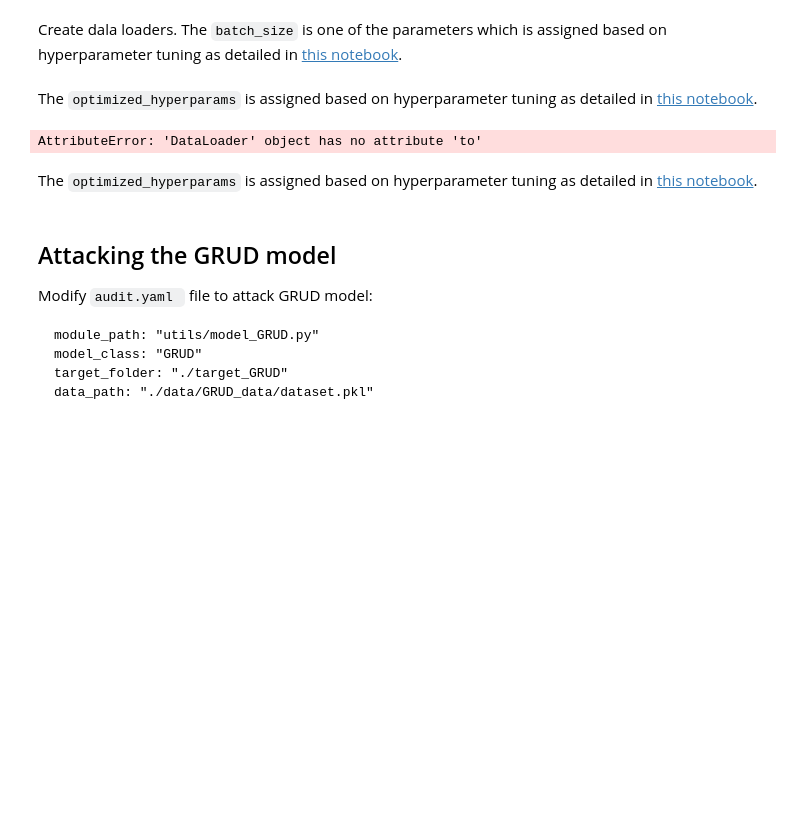
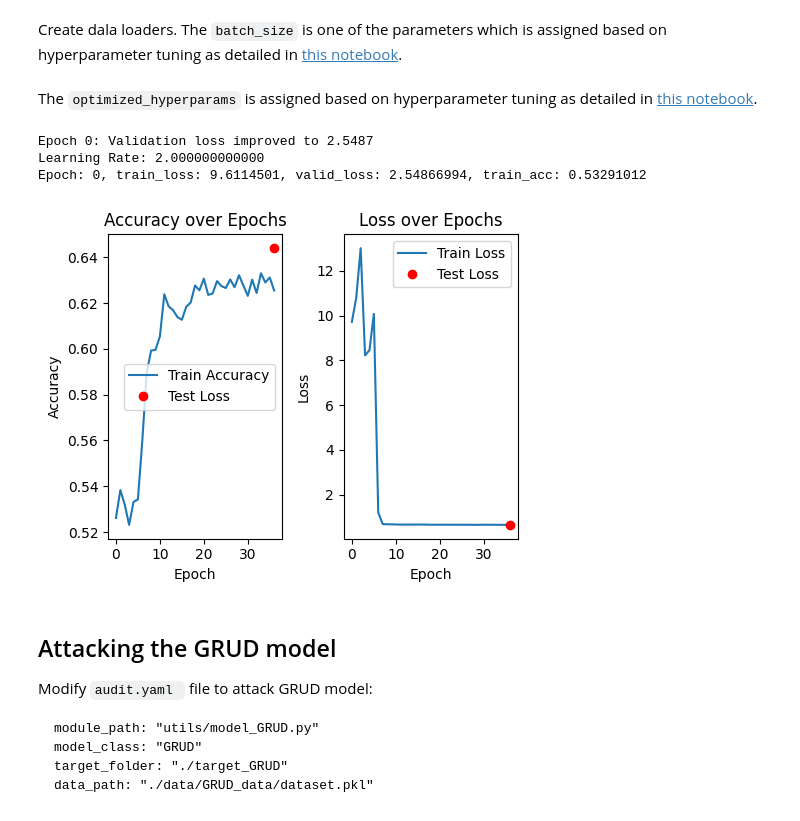
Before and after one commit to aidotse/LeakPro, a Jupyter notebook: examples/mia/LOS/mimic_GRUD_main.ipynb, the cells around one changed output. Cells and saved outputs as stored; diff of their text form; code cells hidden in the pictures; blank space fills up the shorter version.

Commit message:
dataset_prep markdown, fixing to_tensor_function

````diff
--- a/examples/mia/LOS/mimic_GRUD_main.ipynb
+++ b/examples/mia/LOS/mimic_GRUD_main.ipynb
@@ -55,6 +55,6 @@ if os.path.exists(dataset_path) and os.path.exists(indices_path):
 
     print(f"Loaded dataset and indices from {path}")
 else:
-    print("Dataset not found.\n→ Run 'mimic_dataset_prep.ipynb' to generate the required dataset.\n")
+    raise FileNotFoundError("Dataset not found.\n→ Run 'mimic_dataset_prep.ipynb' to generate the required dataset.\n")
 # %% [output]
 Loading dataset...
@@ -74,7 +74,7 @@ test_subset = MIMICUserDataset(data[test_indices], targets[test_indices])
 early_stop_subset = MIMICUserDataset(data[early_stop_indices], targets[early_stop_indices])
 
 # Create DataLoaders
-batch_size = 74
+batch_size = 59
 train_loader = DataLoader(train_subset, batch_size=batch_size)
 test_loader = DataLoader(test_subset, batch_size=batch_size)
 early_stop_loader = DataLoader(early_stop_subset, batch_size=batch_size)
@@ -82,13 +82,13 @@ early_stop_loader = DataLoader(early_stop_subset, batch_size=batch_size)
 The `optimized_hyperparams` is assigned based on hyperparameter tuning as detailed in [this notebook](https://github.com/MLforHealth/MIMIC_Extract/blob/4daf3c89be7de05d26f47819d68d5532de6f753a/notebooks/Baselines%20for%20Mortality%20and%20LOS%20prediction%20-%20GRU-D.ipynb).
 # %%
 optimized_hyperparams ={
-    "hidden_size": 27,
-    "learning_rate": 0.000289,
-    "num_epochs":40,
+    "hidden_size": 78,
+    "learning_rate": 0.0000289,
+    "num_epochs":37,
     "patience_early_stopping": 40,
     "patience_lr_scheduler": 2,
     "batch_size": batch_size,
-    "seed": 6286,
+    "seed": 4410,
     "min_delta": 0.00001,
     }
 # %%
@@ -112,7 +112,7 @@ model_params = {
 model = GRUD(**model_params)
 
 criterion = nn.BCEWithLogitsLoss()
-optimizer = optim.Adam(model.parameters(), lr=optimized_hyperparams["patience_lr_scheduler"])
+optimizer = optim.Adam(model.parameters(), lr=optimized_hyperparams["learning_rate"])
 
 # Train the model
 train_results = GRUHandler().train(model,
@@ -128,8 +128,6 @@ train_results = GRUHandler().train(model,
 
 # Evaluate the model
 test_results = GRUHandler().eval(test_loader, model, criterion)
-
-
 
 
 # Store model and its metadata
@@ -155,4 +153,6 @@ meta_data = LeakPro.make_mia_metadata(train_result = train_results,
 with open(target_dir + "/model_metadata.pkl", "wb") as f:
     pickle.dump(meta_data, f)
 # %% [output]
-AttributeError: 'DataLoader' object has no attribute 'to'
+Epoch 0: Validation loss improved to 2.5487
+Learning Rate: 2.000000000000
+Epoch: 0, train_loss: 9.6114501, valid_loss: 2.54866994, train_acc: 0.53291012
@@ -231,2 +158,0 @@ train_loader, validation_loader, test_loader, early_stop_loader = get_mimic_data
-# %% [markdown]
-The `optimized_hyperparams` is assigned based on hyperparameter tuning as detailed in [this notebook](https://github.com/MLforHealth/MIMIC_Extract/blob/4daf3c89be7de05d26f47819d68d5532de6f753a/notebooks/Baselines%20for%20Mortality%20and%20LOS%20prediction%20-%20GRU-D.ipynb).
@@ -272,32 +159,35 @@ train_losses, test_losses , train_acc, test_acc = gru_trained_model_and_metadata
 # %%
 import matplotlib.pyplot as plt
 
-# Convert losses to numpy-compatible lists directly
-train_losses_cpu = [float(loss) for loss in train_losses]
-test_losses_cpu = [float(loss) for loss in test_losses]
+train_acc = train_results.metrics.extra["accuracy_history"]
+train_loss = train_results.metrics.extra["loss_history"]
+test_acc = test_results.accuracy
+test_loss = test_results.loss
 
 # Plot training and test accuracy
 plt.figure(figsize=(5, 4))
 
 plt.subplot(1, 2, 1)
-plt.plot(train_acc, label="Train Accuracy")
-plt.plot(test_acc, label="Test Accuracy")
-plt.xlabel("Epoch")
-plt.ylabel("Accuracy")
-plt.title("Accuracy over Epochs")
+plt.plot(train_acc, label='Train Accuracy')
+plt.plot(len(train_loss)-1, test_acc, 'ro', label='Test Loss')
+plt.xlabel('Epoch')
+plt.ylabel('Accuracy')
+plt.title('Accuracy over Epochs')
 plt.legend()
 
 # Plot training and test loss
 plt.subplot(1, 2, 2)
-plt.plot(train_losses, label="Train Loss")
-plt.plot(test_losses, label="Test Loss")
-plt.xlabel("Epoch")
-plt.ylabel("Loss")
-plt.title("Loss over Epochs")
+plt.plot(train_loss, label='Train Loss')
+plt.plot(len(train_loss)-1, test_loss, 'ro', label='Test Loss')
+plt.xlabel('Epoch')
+plt.ylabel('Loss')
+plt.title('Loss over Epochs')
 plt.legend()
 
 plt.tight_layout()
 plt.show()
+# %% [output]
+[figure, added]
 # %% [markdown]
 ##  Attacking the GRUD model
 Modify ```audit.yaml ``` file to attack GRUD model:
````
Also changed, not shown: parts of 9 cells of this notebook, 3 other files.
